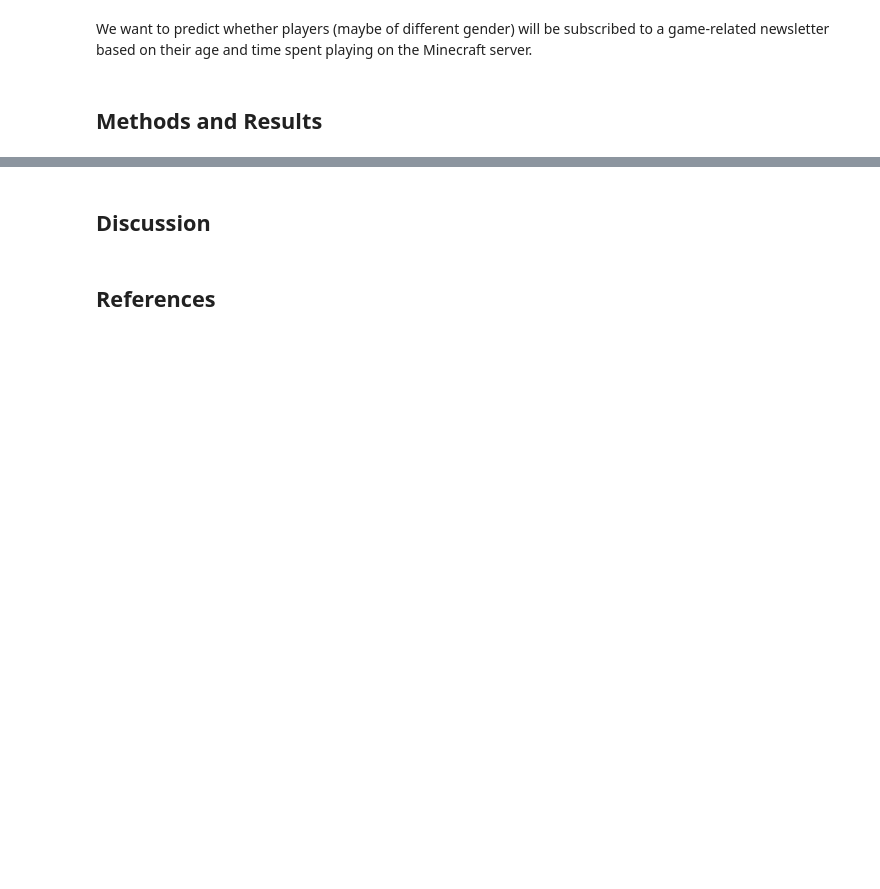
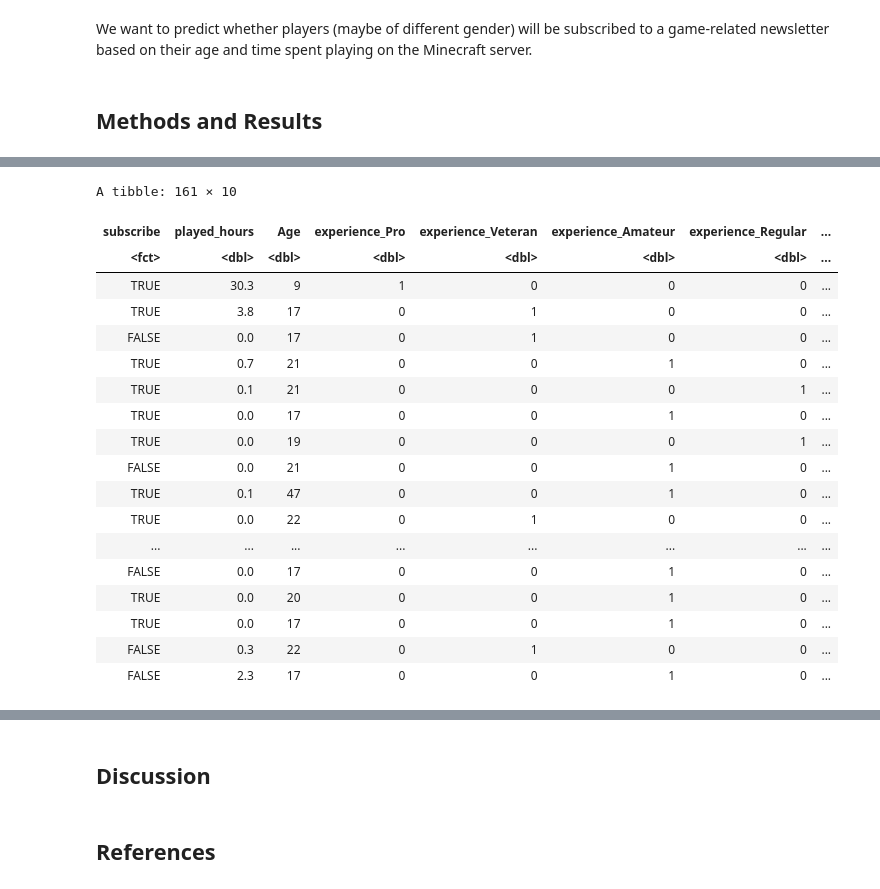
Before and after one commit to TW963/DSCI-100-Group-Project, a Jupyter notebook: Group15File.ipynb, the cells around one changed output, grey strips where cells are left out. Cells and saved outputs as stored; diff of their text form; code cells hidden in the pictures; blank space fills up the shorter version.

```diff
--- a/Group15File.ipynb
+++ b/Group15File.ipynb
@@ -32,0 +62,30 @@ We want to predict whether players (maybe of different gender) will be subscribe
+# %%
+players_wrangled <- players_experience |>
+    filter(gender %in% c("Male", "Female")) |>
+    mutate(value=1) |>
+    pivot_wider(names_from=gender,
+                values_from=value,
+                values_fill=list(value=0)) |>
+    select(-hashedEmail, -name) |>
+    mutate(subscribe=as.factor(subscribe))
+players_wrangled
+# %% [output]
+A tibble: 161 × 10
+| subscribe | played_hours | Age | experience_Pro | experience_Veteran | experience_Amateur | experience_Regular | ... |
+| <fct> | <dbl> | <dbl> | <dbl> | <dbl> | <dbl> | <dbl> | ... |
+| TRUE | 30.3 | 9 | 1 | 0 | 0 | 0 | ... |
+| TRUE | 3.8 | 17 | 0 | 1 | 0 | 0 | ... |
+| FALSE | 0.0 | 17 | 0 | 1 | 0 | 0 | ... |
+| TRUE | 0.7 | 21 | 0 | 0 | 1 | 0 | ... |
+| TRUE | 0.1 | 21 | 0 | 0 | 0 | 1 | ... |
+| TRUE | 0.0 | 17 | 0 | 0 | 1 | 0 | ... |
+| TRUE | 0.0 | 19 | 0 | 0 | 0 | 1 | ... |
+| FALSE | 0.0 | 21 | 0 | 0 | 1 | 0 | ... |
+| TRUE | 0.1 | 47 | 0 | 0 | 1 | 0 | ... |
+| TRUE | 0.0 | 22 | 0 | 1 | 0 | 0 | ... |
+| ... | ... | ... | ... | ... | ... | ... | ... |
+| FALSE | 0.0 | 17 | 0 | 0 | 1 | 0 | ... |
+| TRUE | 0.0 | 20 | 0 | 0 | 1 | 0 | ... |
+| TRUE | 0.0 | 17 | 0 | 0 | 1 | 0 | ... |
+| FALSE | 0.3 | 22 | 0 | 1 | 0 | 0 | ... |
+| FALSE | 2.3 | 17 | 0 | 0 | 1 | 0 | ... |
```
Also changed, not shown: parts of 12 cells of this notebook.
